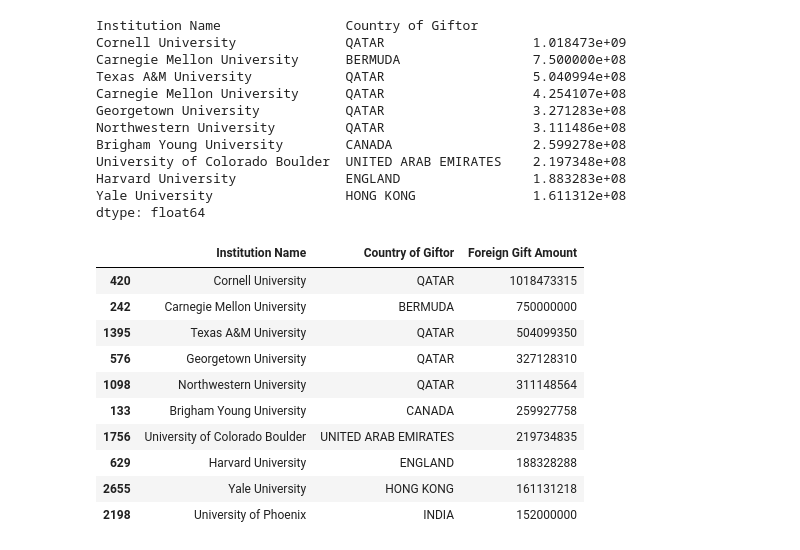
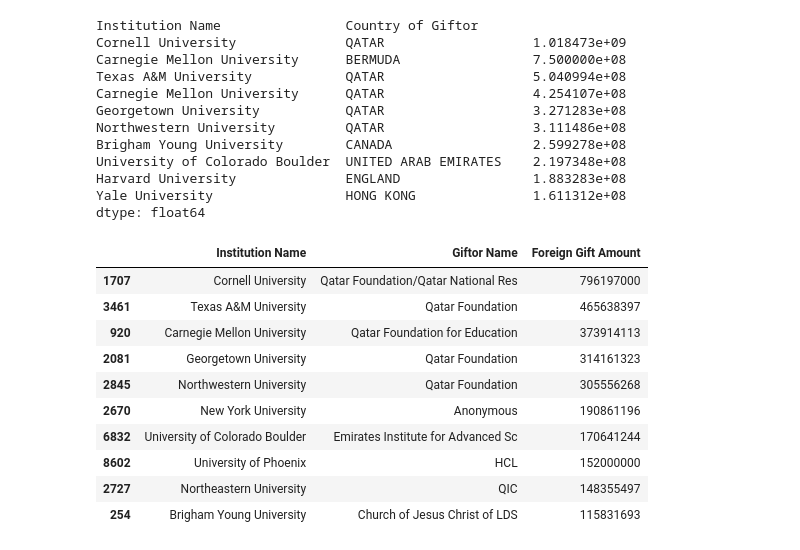
Before and after one commit to JJSutkus/uu_wrangling_and_eda, a Jupyter notebook: lab_1/initial_analysis.ipynb, the cells around one changed output. Saved outputs shown, nothing was run; the diff lists cells and outputs as text; code cells hidden in the pictures.

```diff
--- a/lab_1/initial_analysis.ipynb
+++ b/lab_1/initial_analysis.ipynb
@@ -173,18 +193,18 @@ Yale University                 HONG KONG               1.611312e+08
 dtype: float64
 # %%
 #Which are the top giftors to US academic institutions?
-top_country = df.groupby(["Institution Name", "Country of Giftor"])["Foreign Gift Amount"].sum().reset_index()
+top_country = df.groupby(["Institution Name", "Giftor Name"])["Foreign Gift Amount"].sum().reset_index()
 top_country = top_country.loc[top_country.groupby("Institution Name")["Foreign Gift Amount"].idxmax()]
 top_country.sort_values("Foreign Gift Amount", ascending=False).head(10)
 # %% [output]
-|  | Institution Name | Country of Giftor | Foreign Gift Amount |
-| 420 | Cornell University | QATAR | 1018473315 |
-| 242 | Carnegie Mellon University | BERMUDA | 750000000 |
-| 1395 | Texas A&M University | QATAR | 504099350 |
-| 576 | Georgetown University | QATAR | 327128310 |
-| 1098 | Northwestern University | QATAR | 311148564 |
-| 133 | Brigham Young University | CANADA | 259927758 |
-| 1756 | University of Colorado Boulder | UNITED ARAB EMIRATES | 219734835 |
-| 629 | Harvard University | ENGLAND | 188328288 |
-| 2655 | Yale University | HONG KONG | 161131218 |
-| 2198 | University of Phoenix | INDIA | 152000000 |
+|  | Institution Name | Giftor Name | Foreign Gift Amount |
+| 1707 | Cornell University | Qatar Foundation/Qatar National Res | 796197000 |
+| 3461 | Texas A&M University | Qatar Foundation | 465638397 |
+| 920 | Carnegie Mellon University | Qatar Foundation for Education | 373914113 |
+| 2081 | Georgetown University | Qatar Foundation | 314161323 |
+| 2845 | Northwestern University | Qatar Foundation | 305556268 |
+| 2670 | New York University | Anonymous | 190861196 |
+| 6832 | University of Colorado Boulder | Emirates Institute for Advanced Sc | 170641244 |
+| 8602 | University of Phoenix | HCL | 152000000 |
+| 2727 | Northeastern University | QIC | 148355497 |
+| 254 | Brigham Young University | Church of Jesus Christ of LDS | 115831693 |
```
Also changed, not shown: parts of 1 cell of this notebook, 1 other file.
